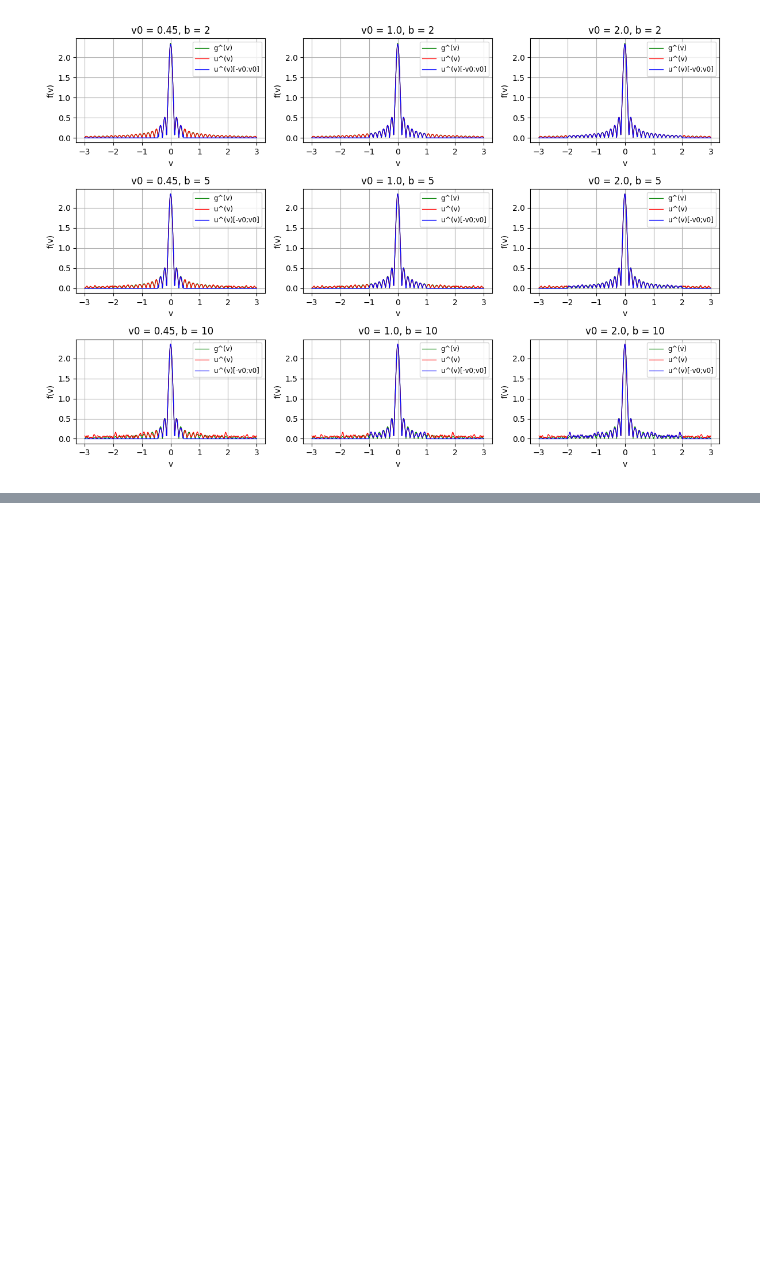
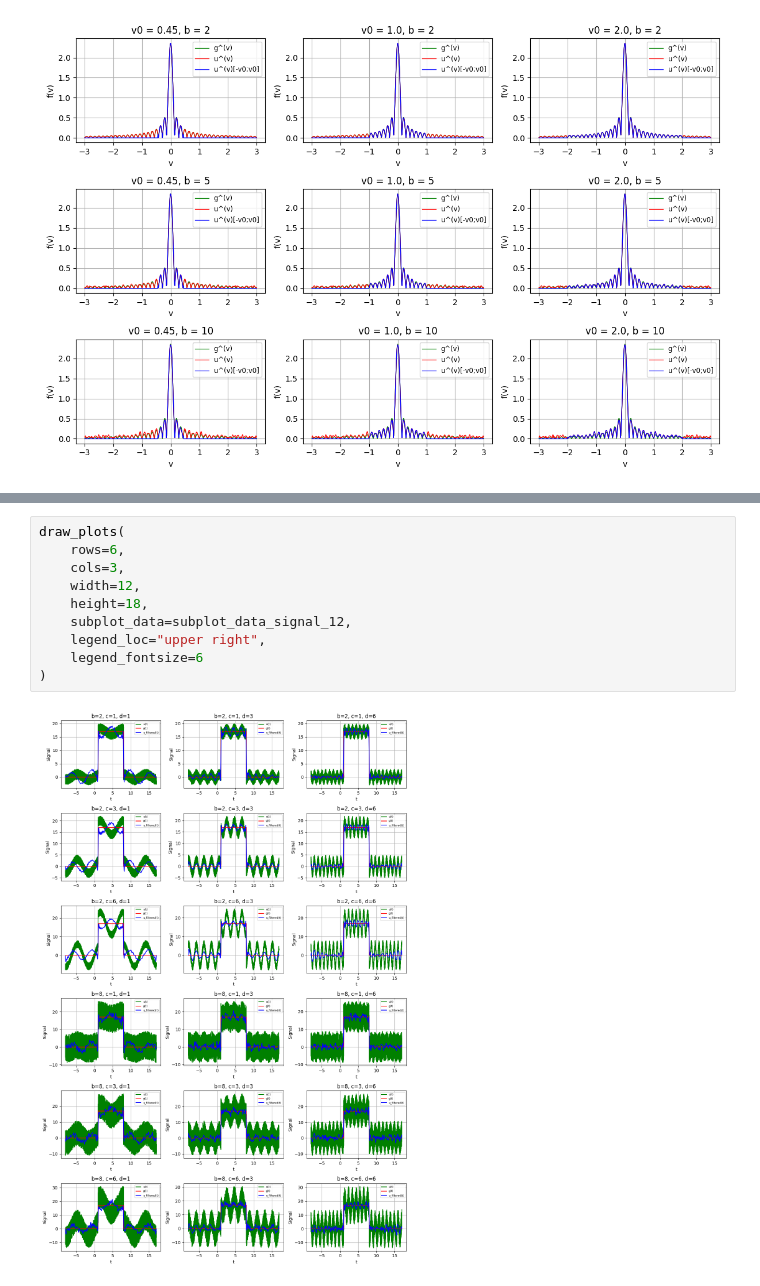
Before and after one commit to n-sukhov/ITMO-courses, a Jupyter notebook: Fourier_Methods/Lab3/Lab3.ipynb, the cells around one changed output, grey strips where cells are left out. Cells and saved outputs as stored; diff of their text form; blank space fills up the shorter version.

```diff
--- a/Fourier_Methods/Lab3/Lab3.ipynb
+++ b/Fourier_Methods/Lab3/Lab3.ipynb
@@ -193,0 +271,12 @@ draw_plots(
+# %%
+draw_plots(
+    rows=6,
+    cols=3,
+    width=12,
+    height=18,
+    subplot_data=subplot_data_signal_12,
+    legend_loc="upper right",
+    legend_fontsize=6
+)
+# %% [output]
+[figure, added]
```
Also changed, not shown: parts of 5 cells of this notebook.
